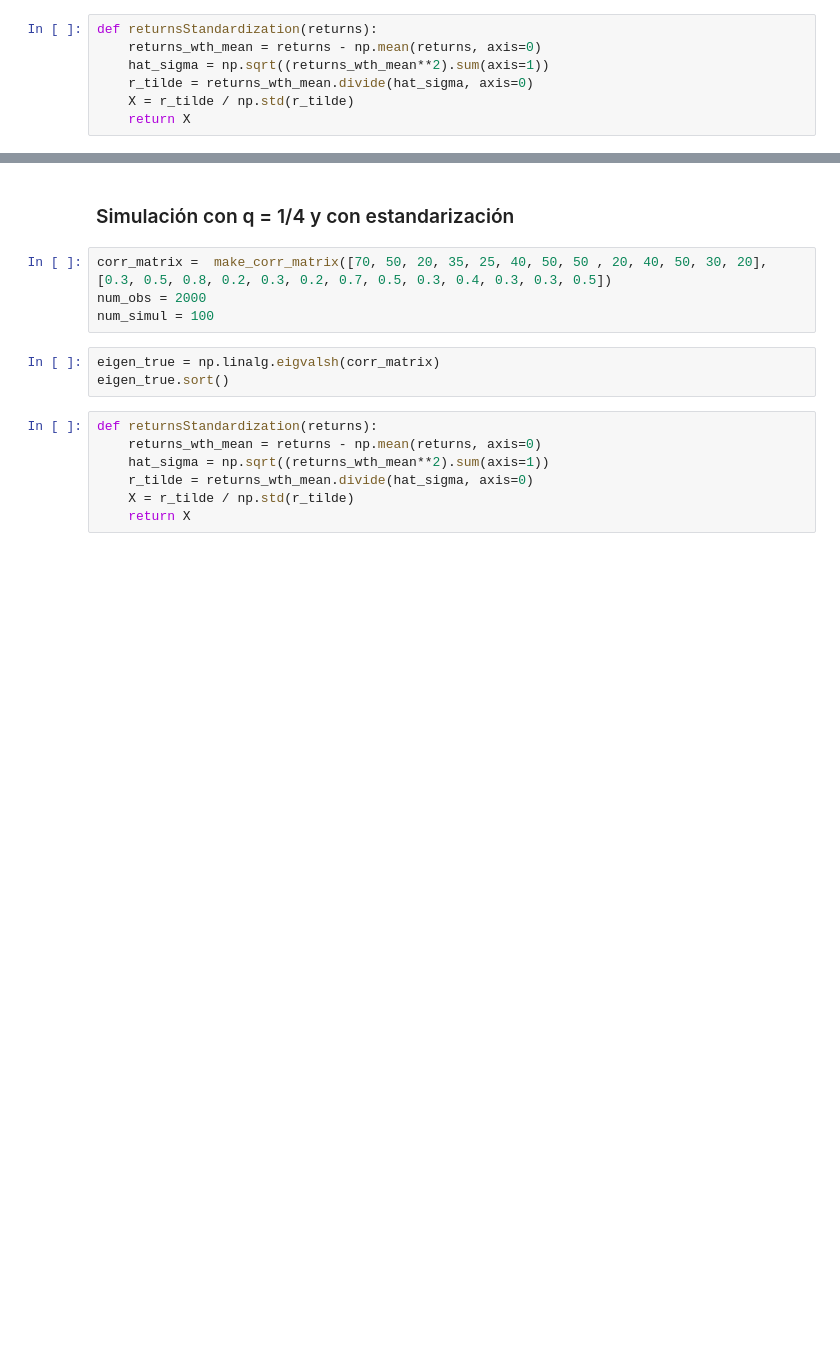
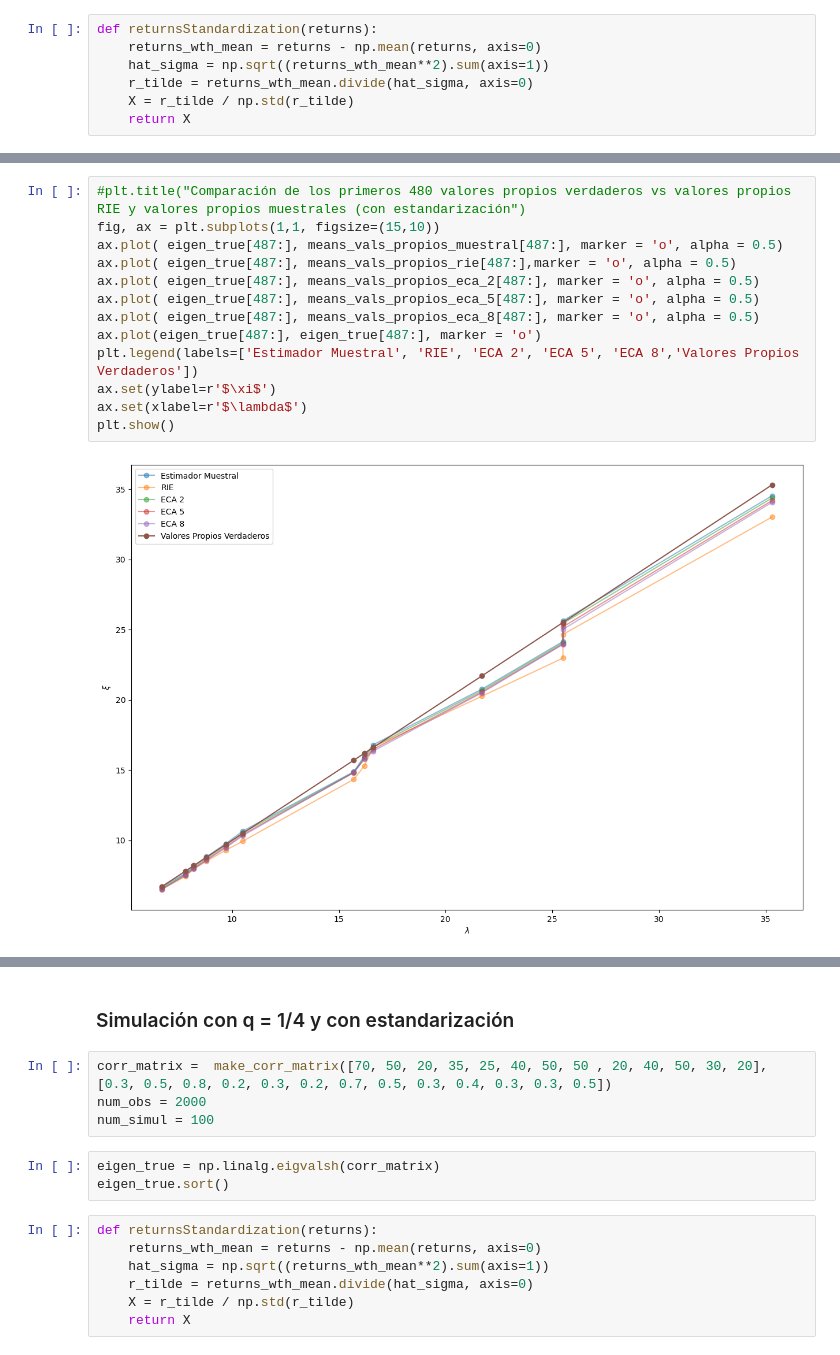
Before and after one commit to jduarte00/tesis, a Jupyter notebook: simulaciones.ipynb, the cells around one changed output, grey strips where cells are left out. Saved outputs shown, nothing was run; the diff lists cells and outputs as text; blank space fills up the shorter version.

```diff
--- a/simulaciones.ipynb
+++ b/simulaciones.ipynb
@@ -515 +596,16 @@ plt.show()
+# %%
+#plt.title("Comparación de los primeros 480 valores propios verdaderos vs valores propios RIE y valores propios muestrales (con estandarización")
+fig, ax = plt.subplots(1,1, figsize=(15,10))
+ax.plot( eigen_true[487:], means_vals_propios_muestral[487:], marker = 'o', alpha = 0.5)
+ax.plot( eigen_true[487:], means_vals_propios_rie[487:],marker = 'o', alpha = 0.5)
+ax.plot( eigen_true[487:], means_vals_propios_eca_2[487:], marker = 'o', alpha = 0.5)
+ax.plot( eigen_true[487:], means_vals_propios_eca_5[487:], marker = 'o', alpha = 0.5)
+ax.plot( eigen_true[487:], means_vals_propios_eca_8[487:], marker = 'o', alpha = 0.5)
+ax.plot(eigen_true[487:], eigen_true[487:], marker = 'o')
+plt.legend(labels=['Estimador Muestral', 'RIE', 'ECA 2', 'ECA 5', 'ECA 8','Valores Propios Verdaderos'])
+ax.set(ylabel=r'$\xi$')
+ax.set(xlabel=r'$\lambda$')
+plt.show()
+# %% [output]
+[figure, added]
 # %%
```
Also changed, not shown: parts of 22 cells of this notebook, 2 other files.
